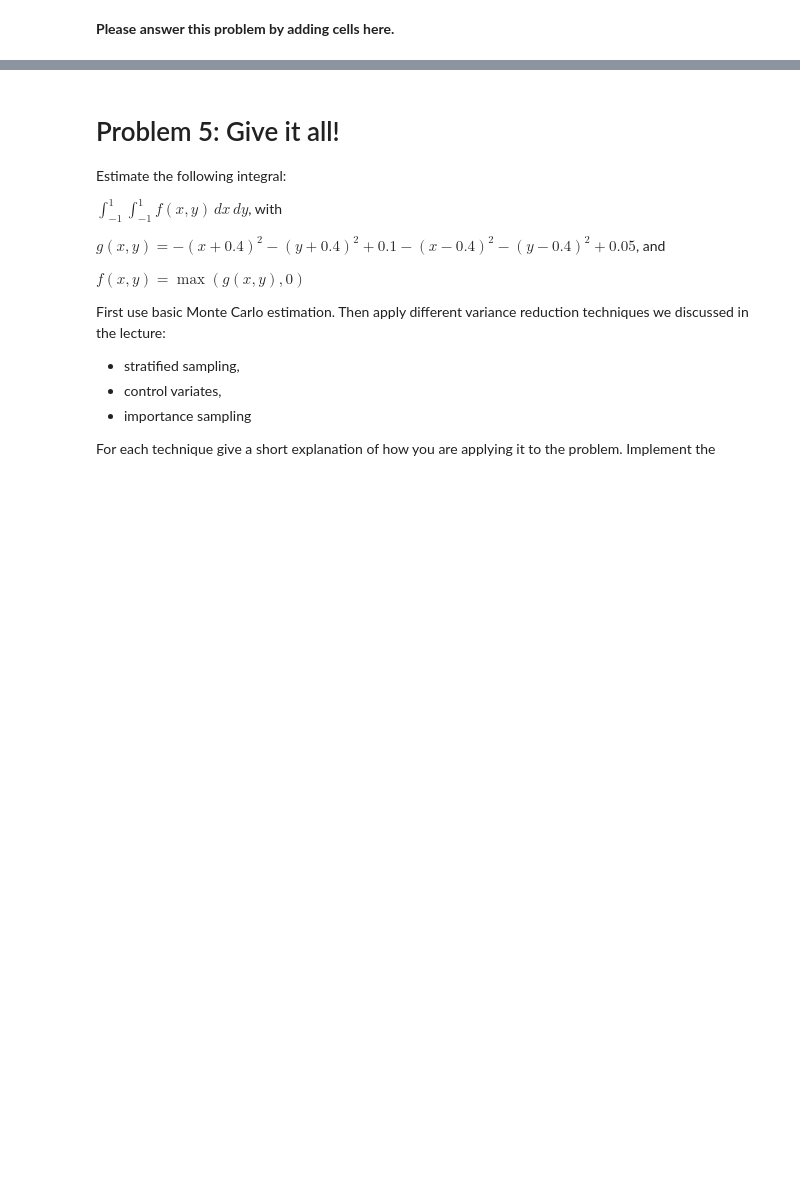
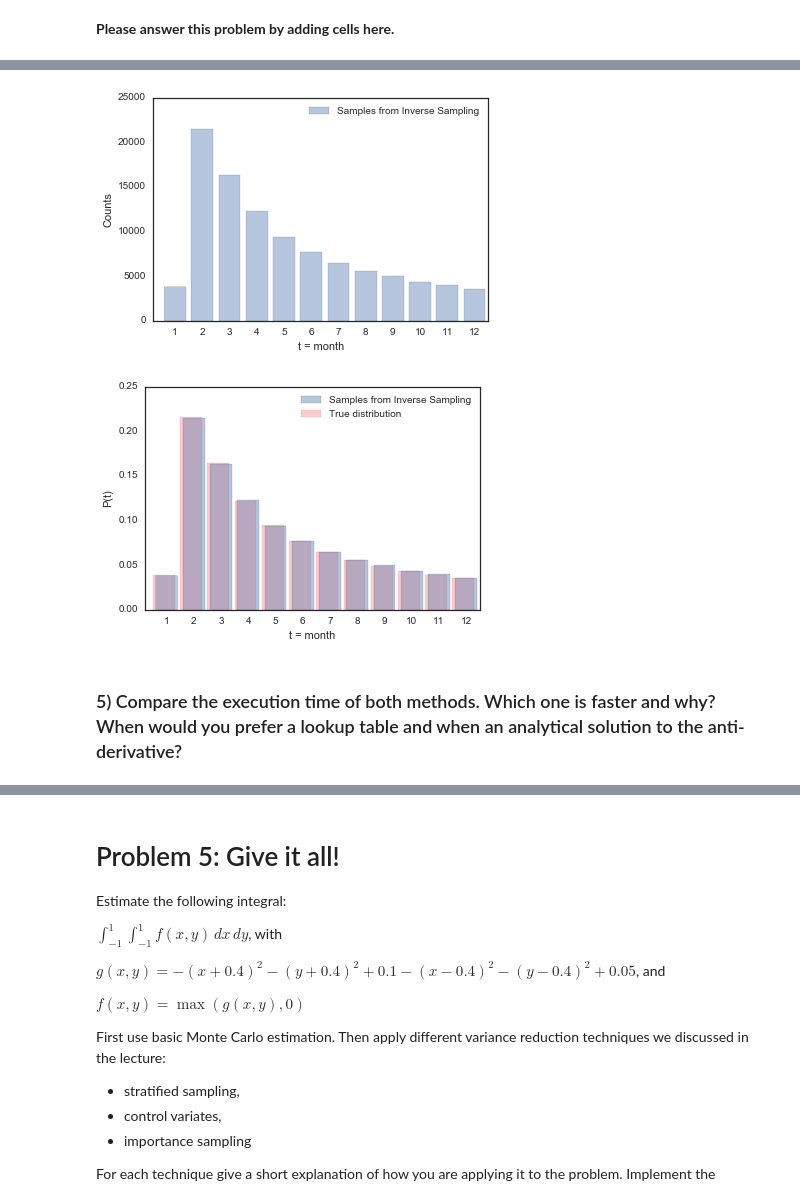
Before and after one commit to jeewon-hwang/AM207_homework_2016, a Jupyter notebook: AM207_Jeewon_Hwang_HW1.ipynb, the cells around one changed output, grey strips where cells are left out. Cells and saved outputs as stored; diff of their text form; code cells hidden in the pictures; blank space fills up the shorter version.

```diff
--- a/AM207_Jeewon_Hwang_HW1.ipynb
+++ b/AM207_Jeewon_Hwang_HW1.ipynb
@@ -299,0 +426,22 @@ Where $t=1$ corresponds to January, $t=2$ corresponds to February, etc.. $\lambd
+# %%
+# =================================
+# Inverse Transform Sampling
+# =================================
+
+# to measure time
+%time
+
+# the total of samples we wish to generate
+N = 100000
+X_inverse_transform = np.zeros(N)
+
+for i in range(N):
+    # generate uniform samples in our range then invert the CDF
+    # to get samples of our target distribution
+    y = np.random.uniform(0, 1)
+
+    for t in t_range:
+        if y < inverse_transform_lookup_table[t-1]:
+            X_inverse_transform[i] = t
+            break
+    X_inverse_transform[i] = t
@@ -299,0 +451,26 @@ Where $t=1$ corresponds to January, $t=2$ corresponds to February, etc.. $\lambd
+# %%
+# plot the histogram
+
+# plt.bar(t_range, pmf_value_list_with_lambda, label='True distribution', alpha=0.2, color='r')
+plt.hist(X_inverse_transform, bins=range(1,14,1), label=u'Samples from Inverse Sampling', rwidth=0.8, alpha=0.4)
+# plt.hist(X_inverse_transform, bins=range(1,14,1), label=u'Samples from Inverse Sampling', rwidth=0.8, alpha=0.4, normed=True)
+plt.xlim(0.7, 13)
+plt.xticks(np.arange(1.5, 13.5, 1), t_range)
+plt.legend()
+plt.xlabel("t = month")
+plt.ylabel("Counts")
+plt.show()
+
+plt.bar(t_range, pmf_value_list_with_lambda, label='True distribution', alpha=0.2, color='r')
+plt.hist(X_inverse_transform, bins=range(1,14,1), label=u'Samples from Inverse Sampling', rwidth=0.8, alpha=0.4, normed=True)
+plt.xlim(0.7, 13)
+plt.xticks(np.arange(1.5, 13.5, 1), t_range)
+plt.legend()
+plt.xlabel("t = month")
+plt.ylabel("P(t)")
+plt.show()
+# %% [output]
+[figure, added]
+[figure, added]
+# %% [markdown]
+### 5) Compare the execution time of both methods. Which one is faster and why? When would you prefer a lookup table and when an analytical solution to the anti-derivative?
```
Also changed, not shown: parts of 16 cells of this notebook.
